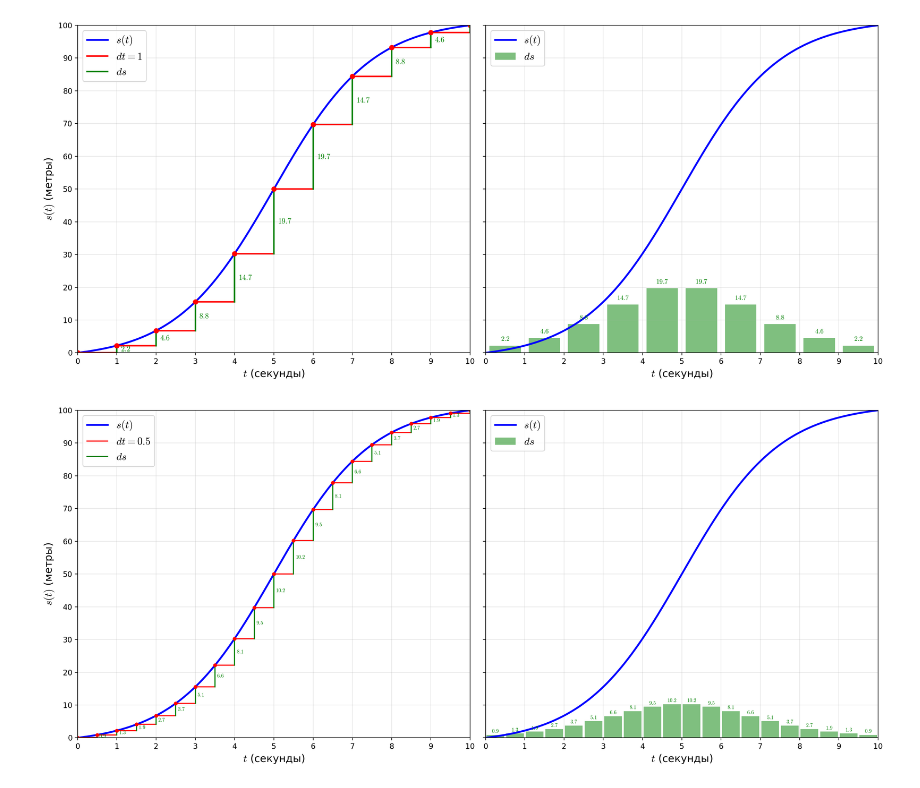
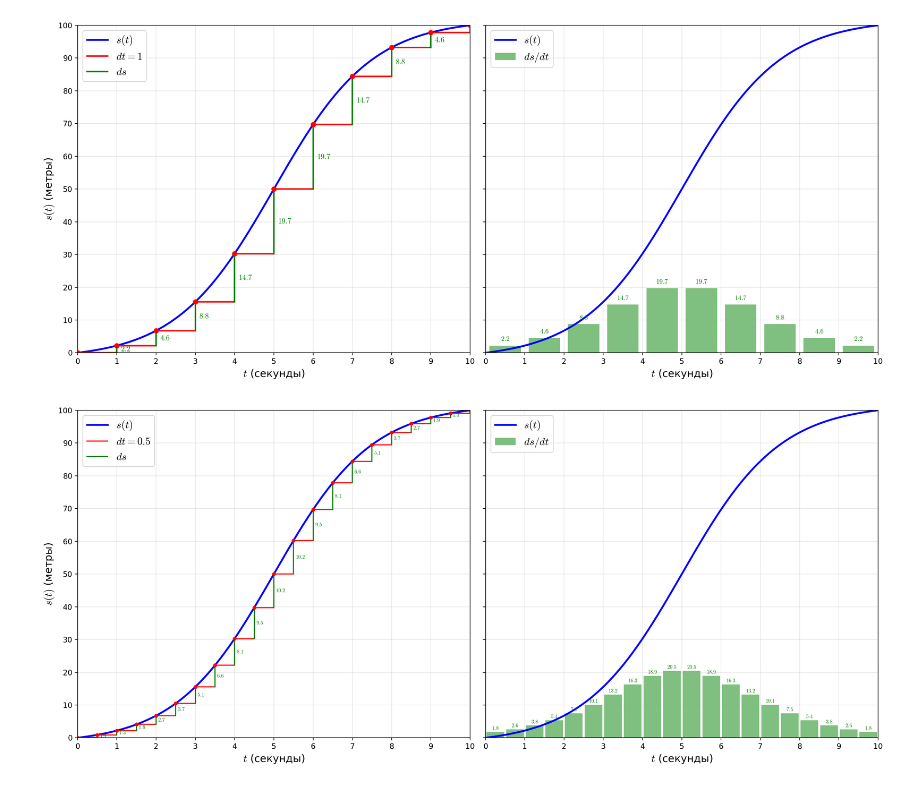
Before and after one commit to sabahtalateh/ainots, a Jupyter notebook: calculus/02-derivative-paradox.ipynb, the cells around one changed output. Drawn from its saved outputs; the diff is of its cells as text; code cells hidden in the pictures.

```diff
--- a/calculus/02-derivative-paradox.ipynb
+++ b/calculus/02-derivative-paradox.ipynb
@@ -93,16 +93,16 @@ ax1.grid(True, alpha=0.3)
 ax2.set_facecolor('white')
 ax2.plot(t, s(t), 'b-', linewidth=2.5, label=r'$s(t)$')
 
-# Вычисляем ds для каждого интервала (без деления на dt)
+# Вычисляем ds/dt для каждого интервала
 dt1 = 1
 t_bars = np.arange(0.5, 10, dt1)  # Центры столбиков
-ds_values = [s(i+1) - s(i) for i in range(10)]
+ds_dt_values = [(s(i+1) - s(i)) / dt1 for i in range(10)]
 
-# Столбики ds
-ax2.bar(t_bars, ds_values, width=0.8, alpha=0.5, color='green', label=r'$ds$')
+# Столбики ds/dt
+ax2.bar(t_bars, ds_dt_values, width=0.8, alpha=0.5, color='green', label=r'$ds/dt$')
 
 # Подписи значений на столбиках
-for x, y in zip(t_bars, ds_values):
+for x, y in zip(t_bars, ds_dt_values):
     ax2.annotate(rf'${y:.1f}$', xy=(x, y + 1), fontsize=9, ha='center', va='bottom', color='green')
 
 ax2.set_xlabel(r'$t$ (секунды)', fontsize=14)
@@ -149,39 +149,39 @@ for i in range(n_intervals_05):
 
 ax3.set_xlabel(r'$t$ (секунды)', fontsize=14)
 ax3.set_ylabel(r'$s(t)$ (метры)', fontsize=14)
 ax3.set_xlim(0, 10)
 ax3.set_ylim(0, 100)
 ax3.set_xticks(range(0, 11))
 ax3.set_yticks(range(0, 110, 10))
 ax3.legend(loc='upper left', fontsize=14)
 ax3.grid(True, alpha=0.3)
 
 # ===== Правый график: s(t) и столбики ds/dt =====
 ax4.set_facecolor('white')
 ax4.plot(t, s(t), 'b-', linewidth=2.5, label=r'$s(t)$')
 
-# Вычисляем ds для каждого интервала (без деления на dt!)
+# Вычисляем ds/dt для каждого интервала
 t_bars_05 = np.arange(dt_05/2, 10, dt_05)  # Центры столбиков
-ds_values_05 = [s((i+1)*dt_05) - s(i*dt_05) for i in range(n_intervals_05)]
+ds_dt_values_05 = [(s((i+1)*dt_05) - s(i*dt_05)) / dt_05 for i in range(n_intervals_05)]
 
-# Столбики ds
-ax4.bar(t_bars_05, ds_values_05, width=dt_05*0.9, alpha=0.5, color='green', label=r'$ds$')
+# Столбики ds/dt
+ax4.bar(t_bars_05, ds_dt_values_05, width=dt_05*0.9, alpha=0.5, color='green', label=r'$ds/dt$')
 
 # Подписи значений на столбиках
-for x, y in zip(t_bars_05, ds_values_05):
+for x, y in zip(t_bars_05, ds_dt_values_05):
     ax4.annotate(rf'${y:.1f}$', xy=(x, y + 0.3), fontsize=7, ha='center', va='bottom', color='green')
 
 ax4.set_xlabel(r'$t$ (секунды)', fontsize=14)
 ax4.set_xlim(0, 10)
 ax4.set_xticks(range(0, 11))
 ax4.legend(loc='upper left', fontsize=14)
 
 ax4.grid(True, alpha=0.3)
 
 plt.tight_layout()
 plt.show()
 # %% [output]
-[figure, old version]
+[figure, new version]
 # %%
 # ===== dt = 0.1 =====
 dt_01 = 0.1
```
Also changed, not shown: parts of 1 cell of this notebook, 3 other files.
